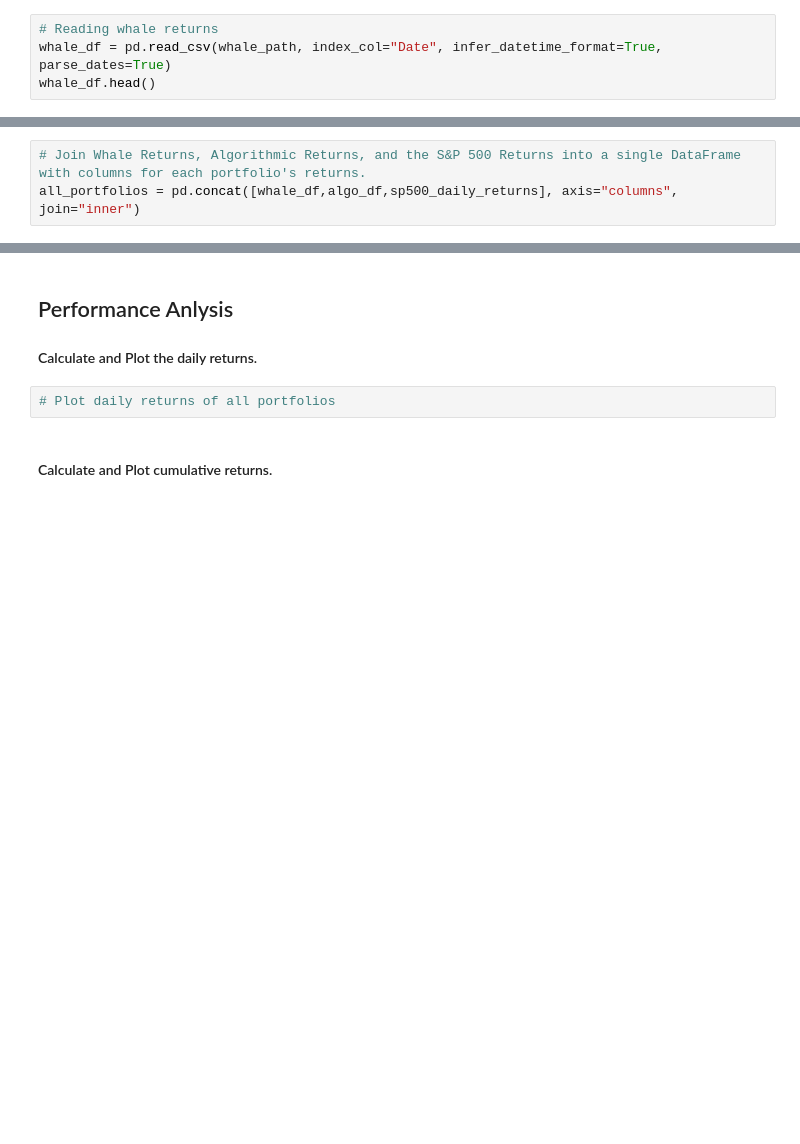
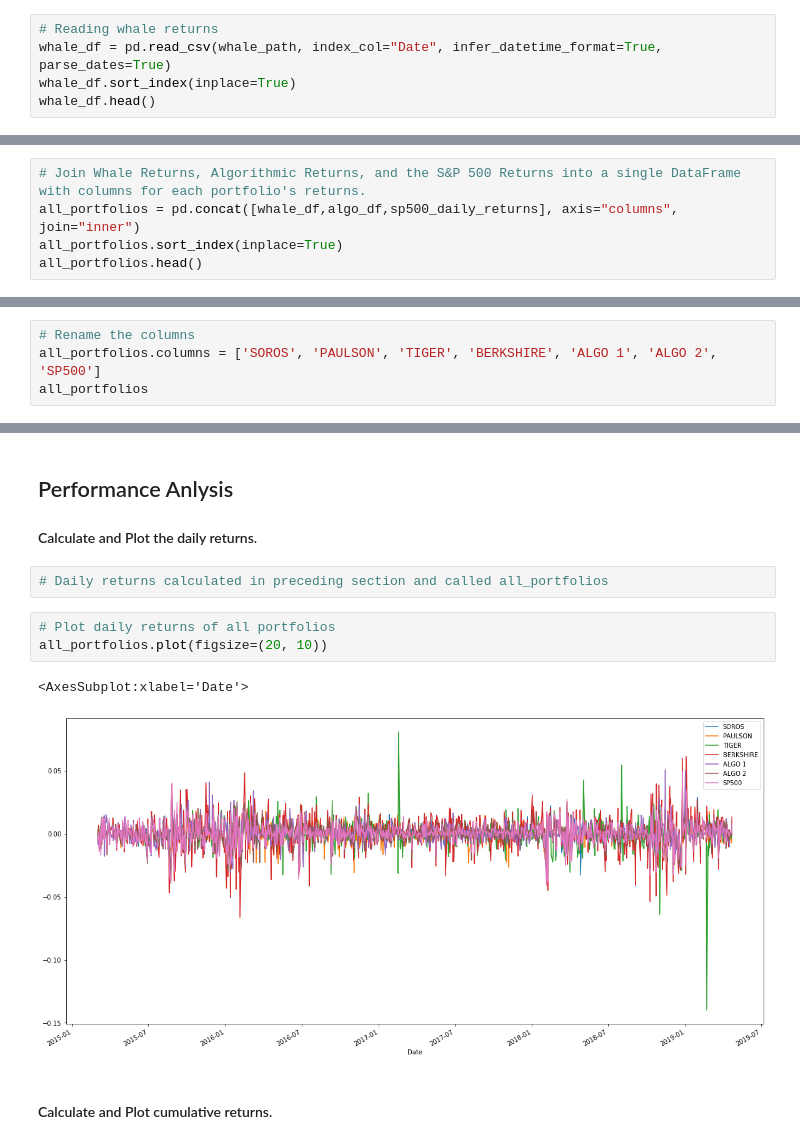
Before and after one commit to dspring07/pandas-hw, a Jupyter notebook: whale_analysis.ipynb, the cells around one changed output, grey strips where cells are left out. Drawn from its saved outputs; the diff is of its cells as text; blank space fills up the shorter version.

```diff
--- a/whale_analysis.ipynb
+++ b/whale_analysis.ipynb
@@ -33,6 +34,7 @@ whale_path = Path("Resources/whale_returns.csv")
 # %%
 # Reading whale returns
 whale_df = pd.read_csv(whale_path, index_col="Date", infer_datetime_format=True, parse_dates=True)
+whale_df.sort_index(inplace=True)
 whale_df.head()
 # %% [output]
 |  | SOROS FUND MANAGEMENT LLC | PAULSON & CO.INC. | TIGER GLOBAL MANAGEMENT LLC | BERKSHIRE HATHAWAY INC |
@@ -239,3 +267,5 @@ sp500_daily_returns.head()
 # %%
 # Join Whale Returns, Algorithmic Returns, and the S&P 500 Returns into a single DataFrame with columns for each portfolio's returns.
 all_portfolios = pd.concat([whale_df,algo_df,sp500_daily_returns], axis="columns", join="inner")
+all_portfolios.sort_index(inplace=True)
+all_portfolios.head()
@@ -252,0 +280,4 @@ all_portfolios.head()
+# %%
+# Rename the columns
+all_portfolios.columns = ['SOROS', 'PAULSON', 'TIGER', 'BERKSHIRE', 'ALGO 1', 'ALGO 2', 'SP500']
+all_portfolios
@@ -260,8 +317,14 @@ In this section, you will calculate and visualize performance and risk metrics f
 ## Performance Anlysis
 
 #### Calculate and Plot the daily returns.
+# %%
+# Daily returns calculated in preceding section and called all_portfolios
 # %%
 # Plot daily returns of all portfolios
+all_portfolios.plot(figsize=(20, 10))
+# %% [output]
+<AxesSubplot:xlabel='Date'>
+[figure, added]
 # %% [markdown]
 #### Calculate and Plot cumulative returns.
 # %%
```
Also changed, not shown: parts of 87 cells of this notebook, 3 other files.
